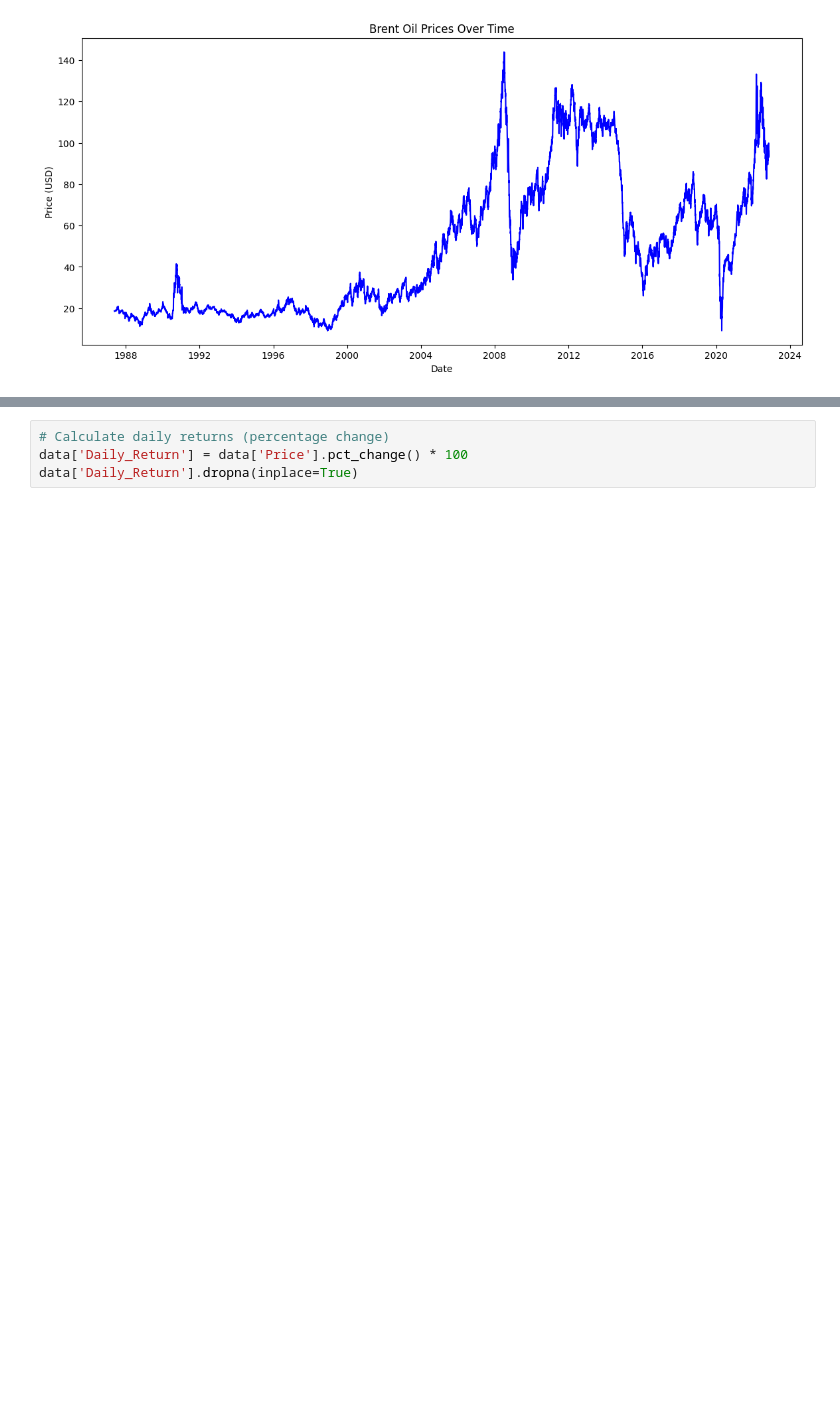
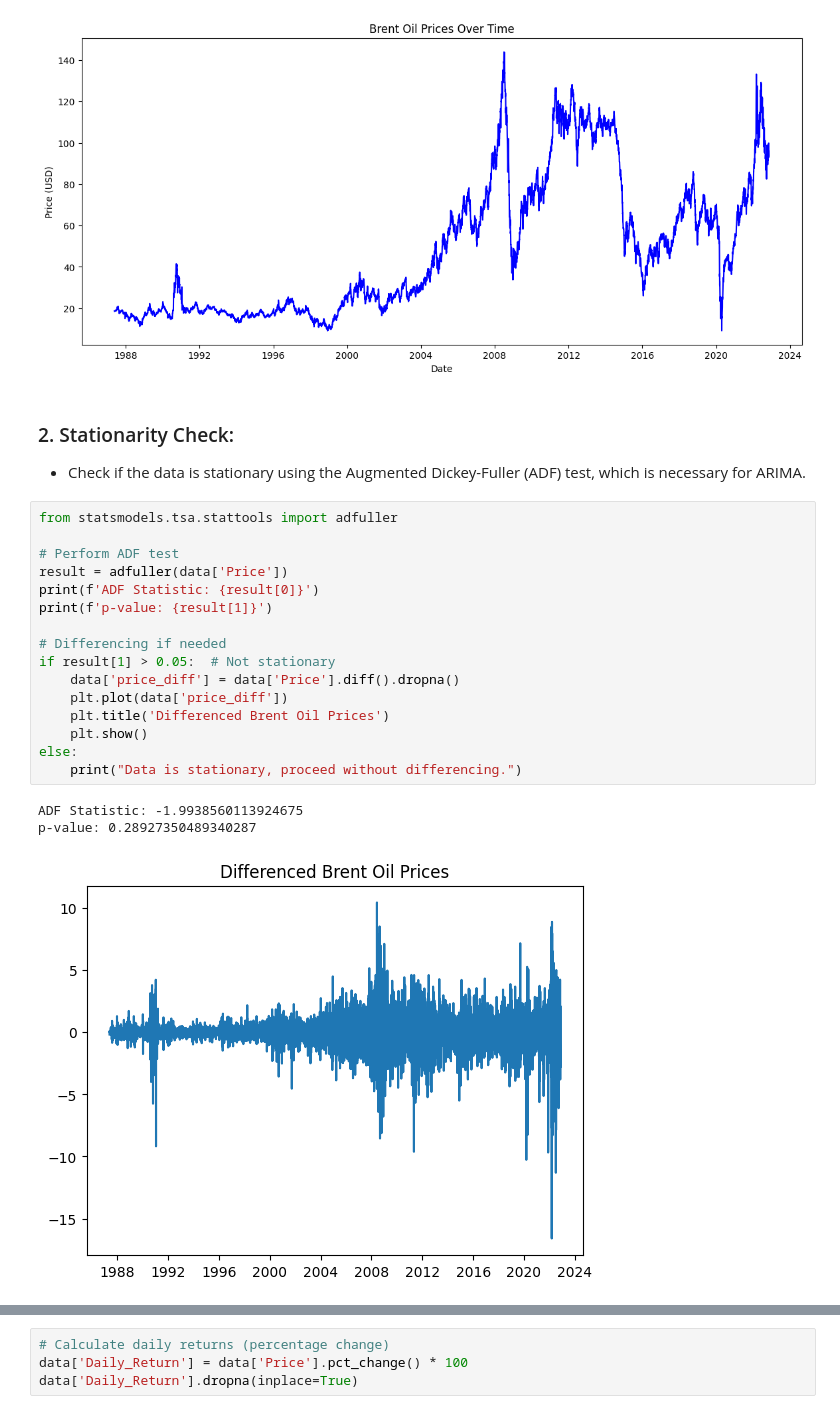
Before and after one commit to getahunTiruneh/Brent-Oil-Impact-Analysis-and-Price-Forecasting, a Jupyter notebook: notebooks/oil_price_EDA.ipynb, the cells around one changed output, grey strips where cells are left out. Cells and saved outputs as stored; diff of their text form; blank space fills up the shorter version.

Commit message:
modify time series data analysis

```diff
--- a/notebooks/EDA.ipynb
+++ b/notebooks/oil_price_EDA.ipynb
@@ -56,3 +81,26 @@ plt.ylabel("Price (USD)")
 plt.show()
 # %% [output]
 [figure]
+# %% [markdown]
+### 2. Stationarity Check:
+- Check if the data is stationary using the Augmented Dickey-Fuller (ADF) test, which is necessary for ARIMA.
+# %%
+from statsmodels.tsa.stattools import adfuller
+
+# Perform ADF test
+result = adfuller(data['Price'])
+print(f'ADF Statistic: {result[0]}')
+print(f'p-value: {result[1]}')
+
+# Differencing if needed
+if result[1] > 0.05:  # Not stationary
+    data['price_diff'] = data['Price'].diff().dropna()
+    plt.plot(data['price_diff'])
+    plt.title('Differenced Brent Oil Prices')
+    plt.show()
+else:
+    print("Data is stationary, proceed without differencing.")
+# %% [output]
+ADF Statistic: -1.9938560113924675
+p-value: 0.28927350489340287
+[figure, added]
```
Also changed, not shown: parts of 16 cells of this notebook.
